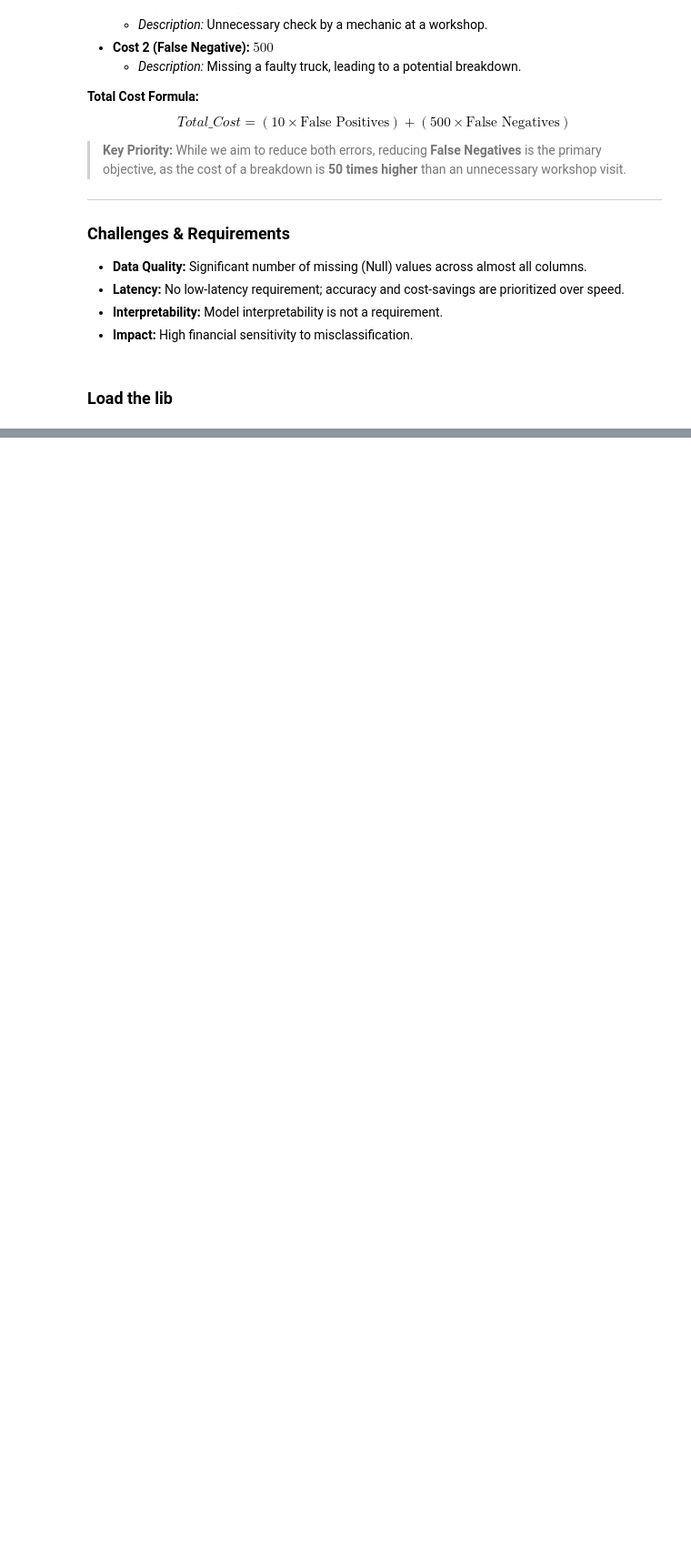
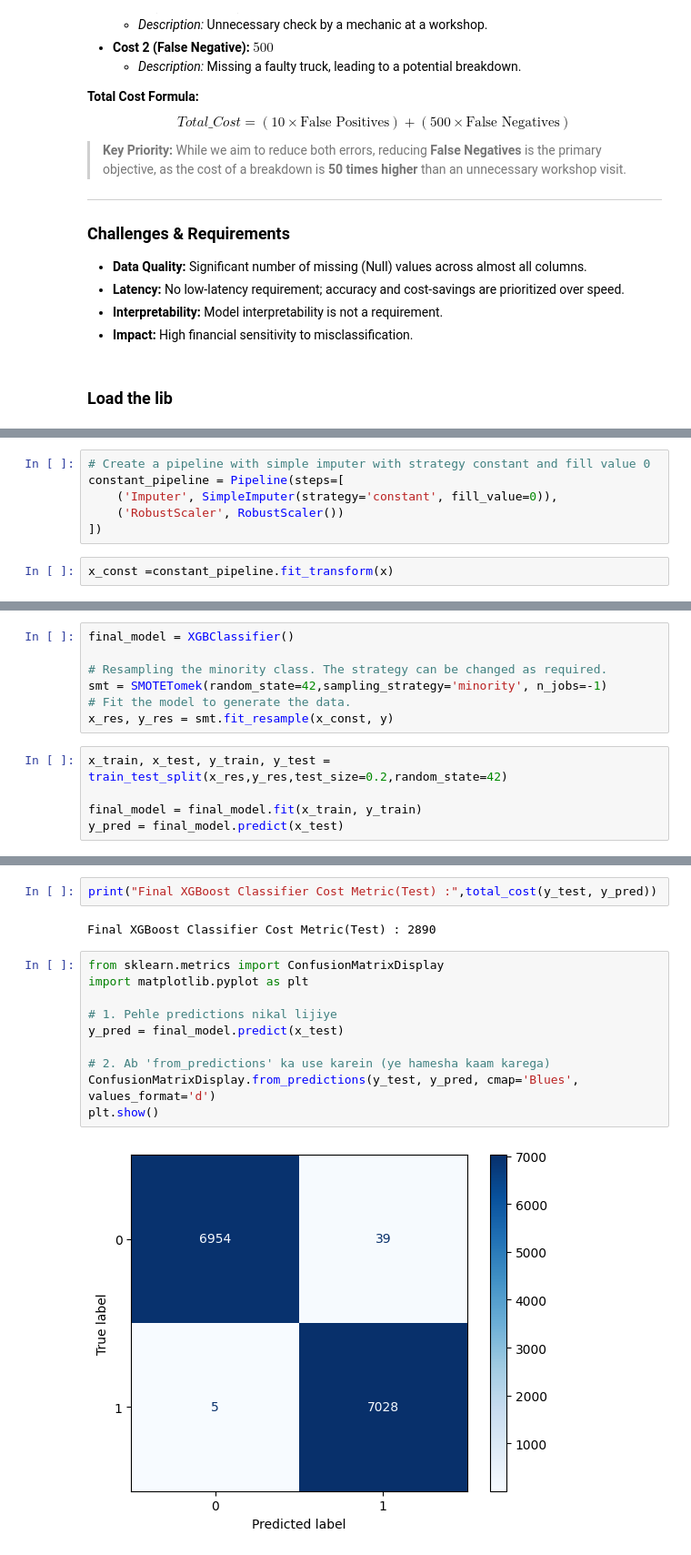
Before and after one commit to subodhkryadav/LiveSensor, a Jupyter notebook: Notebook/prediction.ipynb, the cells around one changed output, grey strips where cells are left out. Shown at 91% size. Saved outputs shown, nothing was run; the diff lists cells and outputs as text; blank space fills up the shorter version.

```diff
--- a/Notebook/prediction.ipynb
+++ b/Notebook/prediction.ipynb
@@ -71,0 +511,8 @@ ImportError: cannot import name 'XGBClassifier' from 'xgboost' (unknown location
+# %%
+# Create a pipeline with simple imputer with strategy constant and fill value 0
+constant_pipeline = Pipeline(steps=[
+    ('Imputer', SimpleImputer(strategy='constant', fill_value=0)),
+    ('RobustScaler', RobustScaler())
+])
+# %%
+x_const =constant_pipeline.fit_transform(x)
@@ -71,0 +748,12 @@ ImportError: cannot import name 'XGBClassifier' from 'xgboost' (unknown location
+# %%
+final_model = XGBClassifier()
+
+# Resampling the minority class. The strategy can be changed as required.
+smt = SMOTETomek(random_state=42,sampling_strategy='minority', n_jobs=-1)
+# Fit the model to generate the data.
+x_res, y_res = smt.fit_resample(x_const, y)
+# %%
+x_train, x_test, y_train, y_test = train_test_split(x_res,y_res,test_size=0.2,random_state=42)
+
+final_model = final_model.fit(x_train, y_train)
+y_pred = final_model.predict(x_test)
@@ -71,0 +766,16 @@ ImportError: cannot import name 'XGBClassifier' from 'xgboost' (unknown location
+# %%
+print("Final XGBoost Classifier Cost Metric(Test) :",total_cost(y_test, y_pred))
+# %% [output]
+Final XGBoost Classifier Cost Metric(Test) : 2890
+# %%
+from sklearn.metrics import ConfusionMatrixDisplay
+import matplotlib.pyplot as plt
+
+# 1. Pehle predictions nikal lijiye
+y_pred = final_model.predict(x_test)
+
+# 2. Ab 'from_predictions' ka use karein (ye hamesha kaam karega)
+ConfusionMatrixDisplay.from_predictions(y_test, y_pred, cmap='Blues', values_format='d')
+plt.show()
+# %% [output]
+[figure, added]
```
Also changed, not shown: parts of 103 cells of this notebook, 7 other files.
